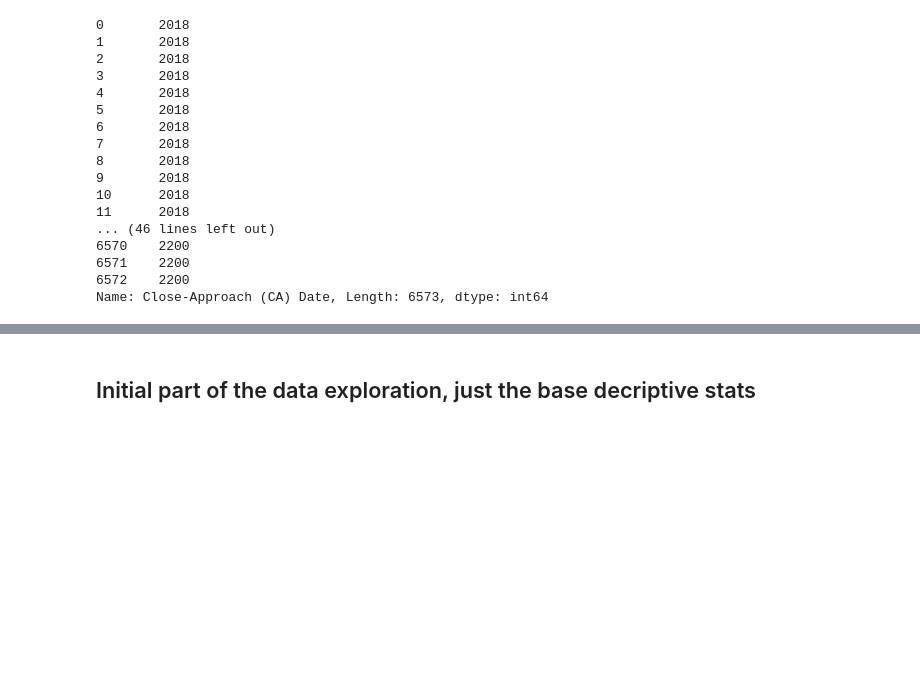
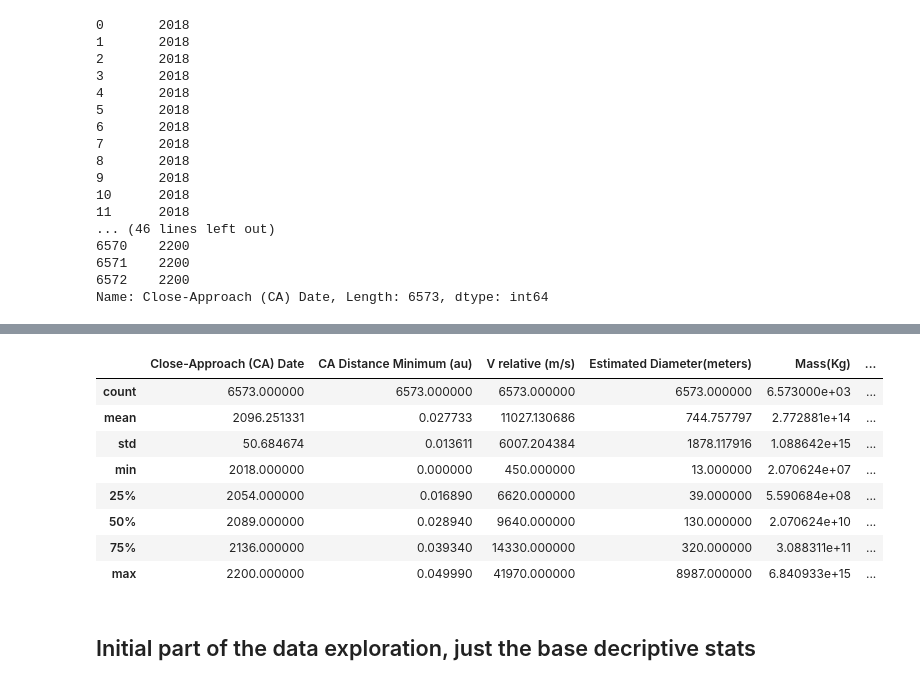
Before and after one commit to Doncurt/DS-final-proj, a Jupyter notebook: notebooks/Initial Exploration.ipynb, the cells around one changed output, grey strips where cells are left out. Cells and saved outputs as stored; diff of their text form; code cells hidden in the pictures; blank space fills up the shorter version.

```diff
--- a/notebooks/Initial Exploration.ipynb
+++ b/notebooks/Initial Exploration.ipynb
@@ -63,3 +69,15 @@ Name: Extinction, dtype: float64
+# %%
+df.describe()
+# %% [output]
+|  | Close-Approach (CA) Date | CA Distance Minimum (au) | V relative (m/s) | Estimated Diameter(meters) | Mass(Kg) | ... |
+| count | 6573.000000 | 6573.000000 | 6573.000000 | 6573.000000 | 6.573000e+03 | ... |
+| mean | 2096.251331 | 0.027733 | 11027.130686 | 744.757797 | 2.772881e+14 | ... |
+| std | 50.684674 | 0.013611 | 6007.204384 | 1878.117916 | 1.088642e+15 | ... |
+| min | 2018.000000 | 0.000000 | 450.000000 | 13.000000 | 2.070624e+07 | ... |
+| 25% | 2054.000000 | 0.016890 | 6620.000000 | 39.000000 | 5.590684e+08 | ... |
+| 50% | 2089.000000 | 0.028940 | 9640.000000 | 130.000000 | 2.070624e+10 | ... |
+| 75% | 2136.000000 | 0.039340 | 14330.000000 | 320.000000 | 3.088311e+11 | ... |
+| max | 2200.000000 | 0.049990 | 41970.000000 | 8987.000000 | 6.840933e+15 | ... |
 # %% [markdown]
 ## Initial part of the data exploration, just the base decriptive stats
 # %%
```
Also changed, not shown: parts of 8 cells of this notebook, 1 other file.
